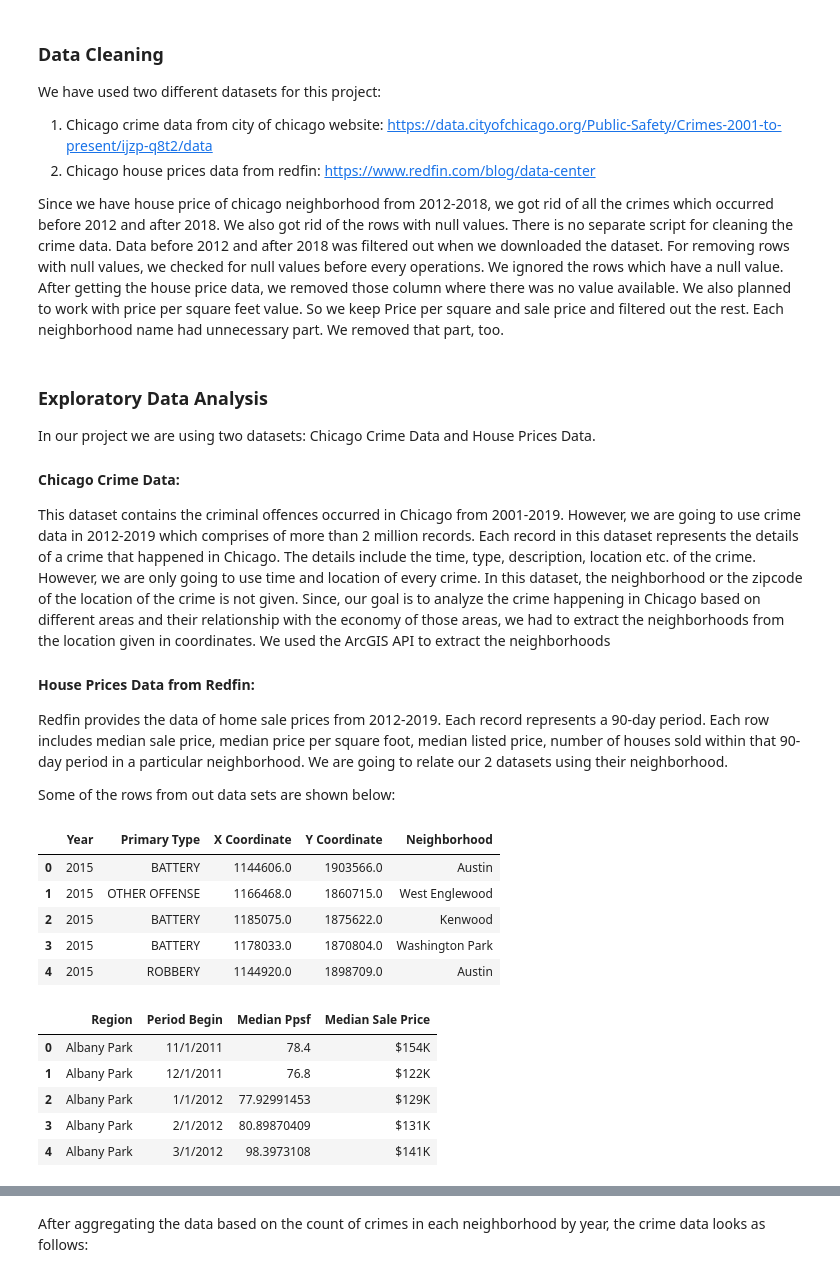
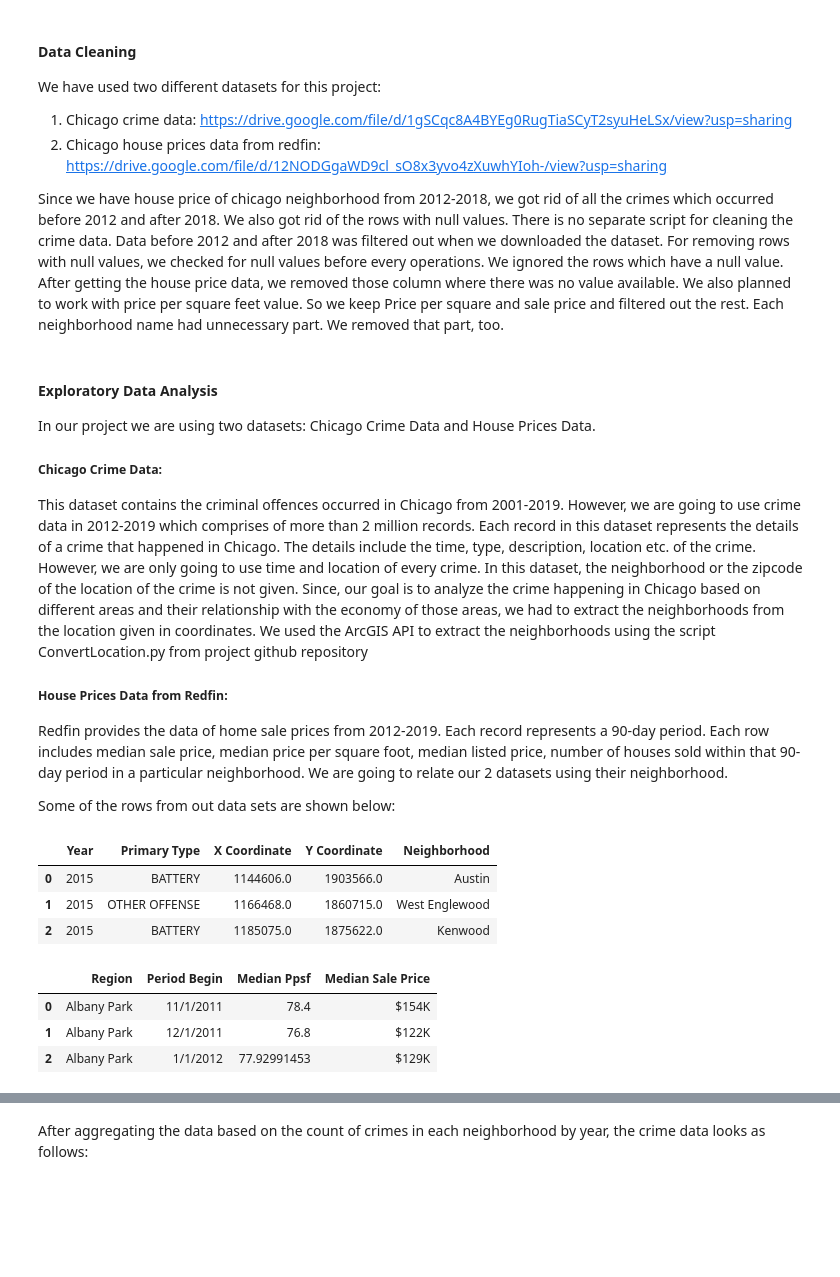
Before and after one commit to uic-cs418/cs418-project-team-asia, a Jupyter notebook: Chicago Crime vs Housing Prices Data Analysis.ipynb, the cells around one changed output, grey strips where cells are left out. Cells and saved outputs as stored; diff of their text form; code cells hidden in the pictures; blank space fills up the shorter version.

Commit message:
Data links added

```diff
--- a/Chicago Crime vs Housing Prices Data Analysis.ipynb
+++ b/Chicago Crime vs Housing Prices Data Analysis.ipynb
@@ -13,11 +13,11 @@ housedata=housedata[housedata['Median Ppsf']!='']
 housedata.head()
 HousePriceDF=housedata.copy()
 # %% [markdown]
-### Data Cleaning
+#### Data Cleaning
 
 We have used two different datasets for this project:
-1. Chicago crime data from city of chicago website: https://data.cityofchicago.org/Public-Safety/Crimes-2001-to-present/ijzp-q8t2/data
-2. Chicago house prices data from redfin: https://www.redfin.com/blog/data-center
+1. Chicago crime data: https://drive.google.com/file/d/1gSCqc8A4BYEg0RugTiaSCyT2syuHeLSx/view?usp=sharing
+2. Chicago house prices data from redfin: https://drive.google.com/file/d/12NODGgaWD9cl_sO8x3yvo4zXuwhYIoh-/view?usp=sharing
 
 Since we have house price of chicago neighborhood from 2012-2018, we got rid of all the crimes which occurred before 2012 and after 2018. We also got rid of the rows with null values. There is no separate script for cleaning the crime data. Data before 2012 and after 2018 was filtered out when we downloaded the dataset. For removing rows with null values, we checked for null values before every operations. We ignored the rows which have a null value.
 After getting the house price data, we removed those column where there was no value available. We also planned to work with price per square feet value. So we keep Price per square and sale price and filtered out the rest. Each neighborhood name had unnecessary part. We removed that part, too.
@@ -27,33 +27,29 @@ CrimeDF = CrimeDF[CrimeDF['Neighborhood'] != '']
 CrimeDF = CrimeDF[CrimeDF['Year'] != 2011]
 CrimeDF = CrimeDF[CrimeDF['Year'] != 2019]
 # %% [markdown]
-### Exploratory Data Analysis
+#### Exploratory Data Analysis
 
 In our project we are using two datasets: Chicago Crime Data and House Prices Data.
 
-#### Chicago Crime Data:
-This dataset contains the criminal offences occurred in Chicago from 2001-2019. However, we are going to use crime data in 2012-2019 which comprises of more than 2 million records. Each record in this dataset represents the details of a crime that happened in Chicago. The details include the time, type, description, location etc. of the crime. However, we are only going to use time and location of every crime. In this dataset, the neighborhood or the zipcode of the location of the crime is not given. Since, our goal is to analyze the crime happening in Chicago based on different areas and their relationship with the economy of those areas, we had to extract the neighborhoods from the location given in coordinates. We used the ArcGIS API to extract the neighborhoods
+##### Chicago Crime Data:
+This dataset contains the criminal offences occurred in Chicago from 2001-2019. However, we are going to use crime data in 2012-2019 which comprises of more than 2 million records. Each record in this dataset represents the details of a crime that happened in Chicago. The details include the time, type, description, location etc. of the crime. However, we are only going to use time and location of every crime. In this dataset, the neighborhood or the zipcode of the location of the crime is not given. Since, our goal is to analyze the crime happening in Chicago based on different areas and their relationship with the economy of those areas, we had to extract the neighborhoods from the location given in coordinates. We used the ArcGIS API to extract the neighborhoods using the script ConvertLocation.py from project github repository
 
-#### House Prices Data from Redfin:
+##### House Prices Data from Redfin:
 Redfin provides the data of home sale prices from 2012-2019. Each record represents a 90-day period. Each row includes median sale price, median price per square foot, median listed price, number of houses sold within that 90-day period in a particular neighborhood. We are going to relate our 2 datasets using their neighborhood.
 
 Some of the rows from out data sets are shown below:
 # %%
-CrimeDF[['Year','Primary Type','X Coordinate', 'Y Coordinate','Neighborhood']].head()
+CrimeDF[['Year','Primary Type','X Coordinate', 'Y Coordinate','Neighborhood']].head(3)
 # %% [output]
 |  | Year | Primary Type | X Coordinate | Y Coordinate | Neighborhood |
 | 0 | 2015 | BATTERY | 1144606.0 | 1903566.0 | Austin |
 | 1 | 2015 | OTHER OFFENSE | 1166468.0 | 1860715.0 | West Englewood |
 | 2 | 2015 | BATTERY | 1185075.0 | 1875622.0 | Kenwood |
-| 3 | 2015 | BATTERY | 1178033.0 | 1870804.0 | Washington Park |
-| 4 | 2015 | ROBBERY | 1144920.0 | 1898709.0 | Austin |
 # %%
-HousePriceDF.head()
+HousePriceDF.head(3)
 # %% [output]
 |  | Region | Period Begin | Median Ppsf | Median Sale Price |
 | 0 | Albany Park | 11/1/2011 | 78.4 | $154K |
 | 1 | Albany Park | 12/1/2011 | 76.8 | $122K |
 | 2 | Albany Park | 1/1/2012 | 77.92991453 | $129K |
-| 3 | Albany Park | 2/1/2012 | 80.89870409 | $131K |
-| 4 | Albany Park | 3/1/2012 | 98.3973108 | $141K |
 # %% [markdown]
```
Also changed, not shown: parts of 11 cells of this notebook.
